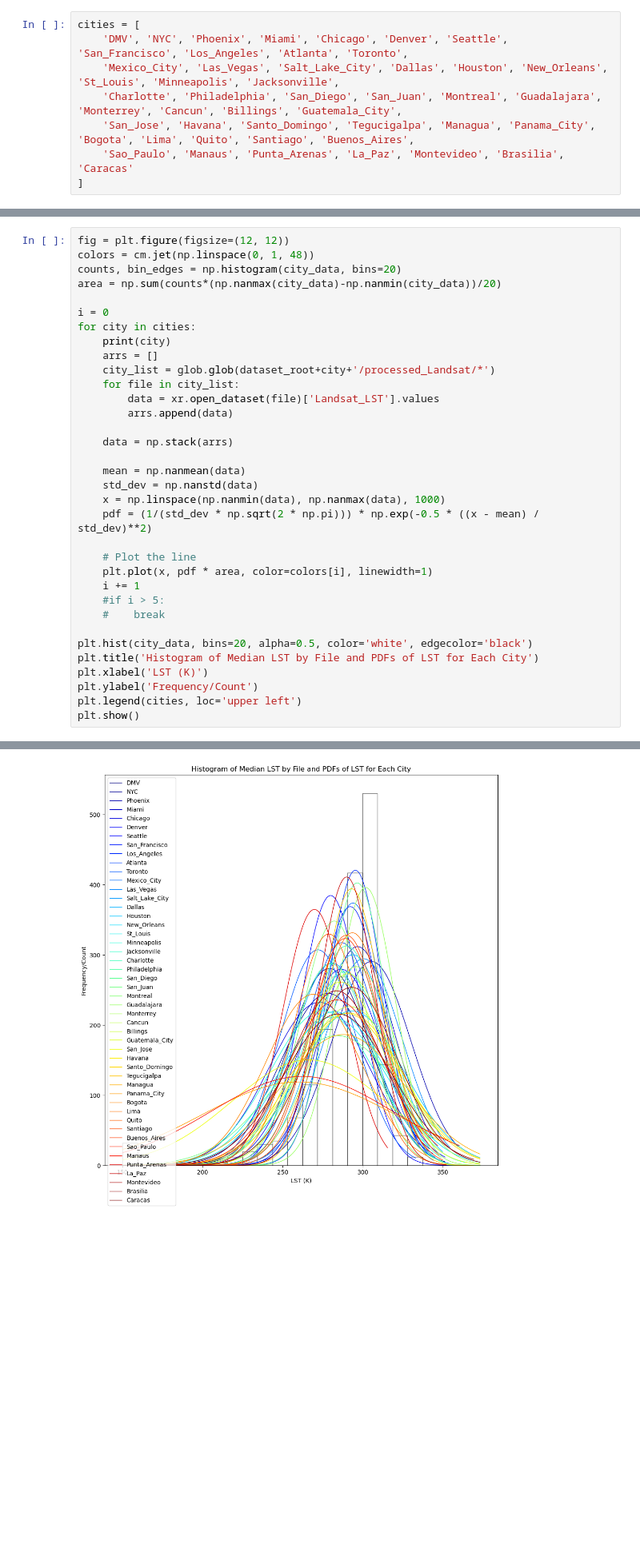
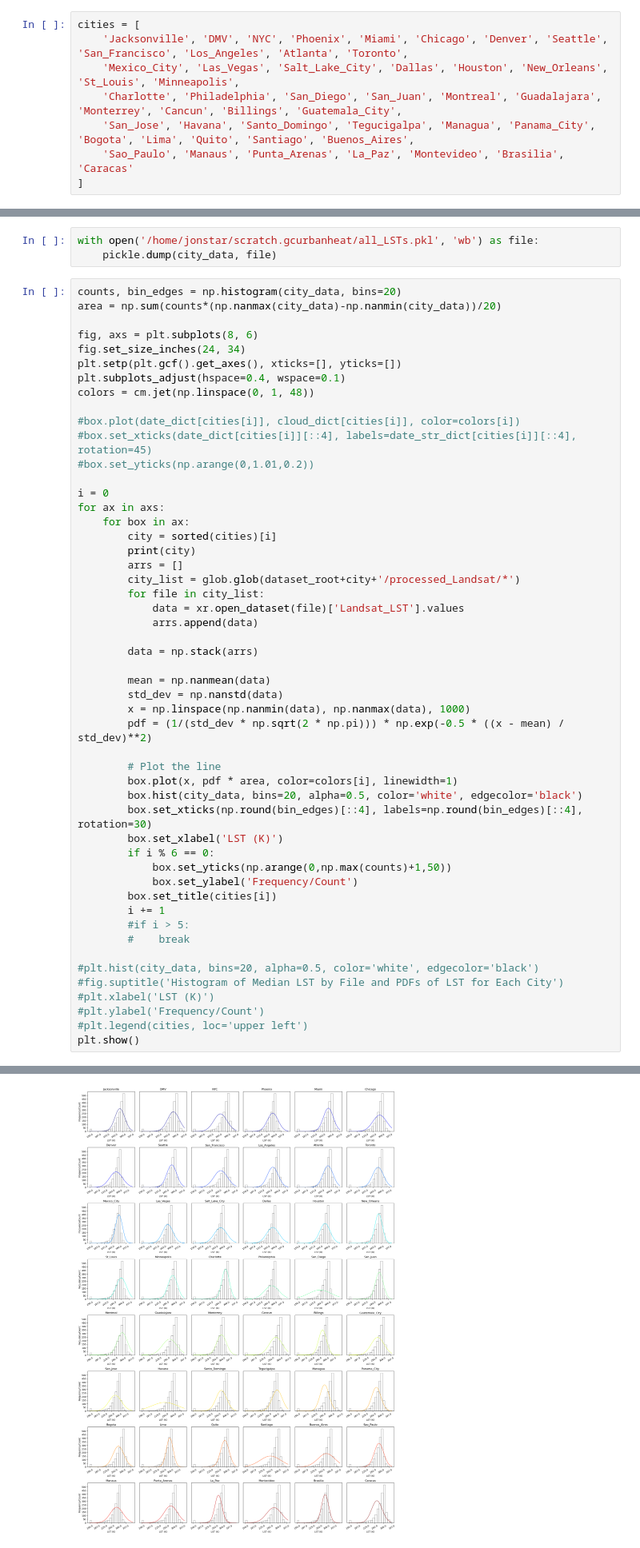
Before and after one commit to jstarfeldt/ML_UH_datasets, a Jupyter notebook: Jon_dataset_code/analysis.ipynb, the cells around one changed output, grey strips where cells are left out. Shown at 80% size. Drawn from its saved outputs; the diff is of its cells as text; blank space fills up the shorter version.

Commit message:
Cloud mask autoencoder and separate city analysis

```diff
--- a/Jon_dataset_code/analysis.ipynb
+++ b/Jon_dataset_code/analysis.ipynb
@@ -15,8 +16,8 @@ All data analysis. General properties of the dataset
 dataset_root = '/afs/shell.umd.edu/project/gcurbanheat/shared/urban_heat_dataset/'
 # %%
 cities = [
-    'DMV', 'NYC', 'Phoenix', 'Miami', 'Chicago', 'Denver', 'Seattle', 'San_Francisco', 'Los_Angeles', 'Atlanta', 'Toronto',
-    'Mexico_City', 'Las_Vegas', 'Salt_Lake_City', 'Dallas', 'Houston', 'New_Orleans', 'St_Louis', 'Minneapolis', 'Jacksonville',
+    'Jacksonville', 'DMV', 'NYC', 'Phoenix', 'Miami', 'Chicago', 'Denver', 'Seattle', 'San_Francisco', 'Los_Angeles', 'Atlanta', 'Toronto',
+    'Mexico_City', 'Las_Vegas', 'Salt_Lake_City', 'Dallas', 'Houston', 'New_Orleans', 'St_Louis', 'Minneapolis',
     'Charlotte', 'Philadelphia', 'San_Diego', 'San_Juan', 'Montreal', 'Guadalajara', 'Monterrey', 'Cancun', 'Billings', 'Guatemala_City',
     'San_Jose', 'Havana', 'Santo_Domingo', 'Tegucigalpa', 'Managua', 'Panama_City', 'Bogota', 'Lima', 'Quito', 'Santiago', 'Buenos_Aires',
     'Sao_Paulo', 'Manaus', 'Punta_Arenas', 'La_Paz', 'Montevideo', 'Brasilia', 'Caracas'
@@ -70,38 +71,58 @@ La_Paz
 Montevideo
 Brasilia
 Caracas
+# %%
+with open('/home/jonstar/scratch.gcurbanheat/all_LSTs.pkl', 'wb') as file:
+    pickle.dump(city_data, file)
 # %%
-fig = plt.figure(figsize=(12, 12))
-colors = cm.jet(np.linspace(0, 1, 48))
 counts, bin_edges = np.histogram(city_data, bins=20)
 area = np.sum(counts*(np.nanmax(city_data)-np.nanmin(city_data))/20)
 
+fig, axs = plt.subplots(8, 6)
+fig.set_size_inches(24, 34)
+plt.setp(plt.gcf().get_axes(), xticks=[], yticks=[])
+plt.subplots_adjust(hspace=0.4, wspace=0.1)
+colors = cm.jet(np.linspace(0, 1, 48))
+
+#box.plot(date_dict[cities[i]], cloud_dict[cities[i]], color=colors[i])
+#box.set_xticks(date_dict[cities[i]][::4], labels=date_str_dict[cities[i]][::4], rotation=45)
+#box.set_yticks(np.arange(0,1.01,0.2))
+
 i = 0
-for city in cities:
-    print(city)
-    arrs = []
-    city_list = glob.glob(dataset_root+city+'/processed_Landsat/*')
-    for file in city_list:
-        data = xr.open_dataset(file)['Landsat_LST'].values
-        arrs.append(data)
+for ax in axs:
+    for box in ax:
+        city = sorted(cities)[i]
+        print(city)
+        arrs = []
+        city_list = glob.glob(dataset_root+city+'/processed_Landsat/*')
+        for file in city_list:
+            data = xr.open_dataset(file)['Landsat_LST'].values
+            arrs.append(data)
 
-    data = np.stack(arrs)
+        data = np.stack(arrs)
 
-    mean = np.nanmean(data)
-    std_dev = np.nanstd(data)
-    x = np.linspace(np.nanmin(data), np.nanmax(data), 1000)
-    pdf = (1/(std_dev * np.sqrt(2 * np.pi))) * np.exp(-0.5 * ((x - mean) / std_dev)**2)
+        mean = np.nanmean(data)
+        std_dev = np.nanstd(data)
+        x = np.linspace(np.nanmin(data), np.nanmax(data), 1000)
+        pdf = (1/(std_dev * np.sqrt(2 * np.pi))) * np.exp(-0.5 * ((x - mean) / std_dev)**2)
 
-    # Plot the line
-    plt.plot(x, pdf * area, color=colors[i], linewidth=1)
-    i += 1
-    #if i > 5:
-    #    break
+        # Plot the line
+        box.plot(x, pdf * area, color=colors[i], linewidth=1)
+        box.hist(city_data, bins=20, alpha=0.5, color='white', edgecolor='black')
+        box.set_xticks(np.round(bin_edges)[::4], labels=np.round(bin_edges)[::4], rotation=30)
+        box.set_xlabel('LST (K)')
+        if i % 6 == 0:
+            box.set_yticks(np.arange(0,np.max(counts)+1,50))
+            box.set_ylabel('Frequency/Count')
+        box.set_title(cities[i])
+        i += 1
+        #if i > 5:
+        #    break
 
-plt.hist(city_data, bins=20, alpha=0.5, color='white', edgecolor='black')
-plt.title('Histogram of Median LST by File and PDFs of LST for Each City')
-plt.xlabel('LST (K)')
-plt.ylabel('Frequency/Count')
-plt.legend(cities, loc='upper left')
+#plt.hist(city_data, bins=20, alpha=0.5, color='white', edgecolor='black')
+#fig.suptitle('Histogram of Median LST by File and PDFs of LST for Each City')
+#plt.xlabel('LST (K)')
+#plt.ylabel('Frequency/Count')
+#plt.legend(cities, loc='upper left')
 plt.show()
 # %% [output]
@@ -125 +146 @@ Caracas
-[figure, old version]
+[figure, new version]
```
Also changed, not shown: parts of 18 cells of this notebook, 1 other file.
